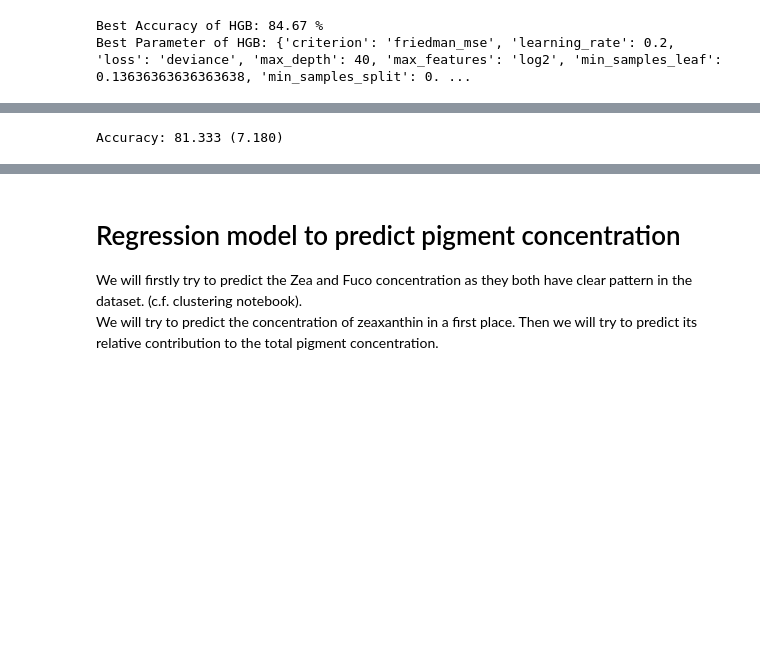
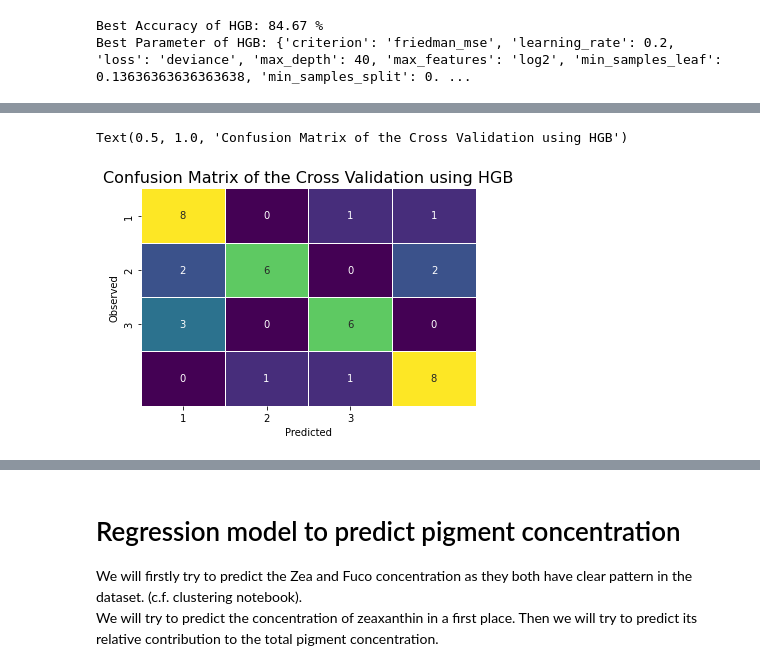
Before and after one commit to Flavi1P/Multispectral-Fluorescence, a Jupyter notebook: Boussole/Scripts/svc_bouss.ipynb, the cells around one changed output, grey strips where cells are left out. Drawn from its saved outputs; the diff is of its cells as text; code cells hidden in the pictures; blank space fills up the shorter version.

```diff
--- a/Boussole/Scripts/svc_bouss.ipynb
+++ b/Boussole/Scripts/svc_bouss.ipynb
@@ -141,6 +164,15 @@ new_hgb = gradient_boosting.set_params(**grid_search_hgb.best_params_)
 
 new_hgb.fit(X_train,y_train)
 y_pred_hgb = new_hgb.predict(X_test)
+
+new_hgb.fit(X_train_no_cp,y_train)
+y_pred_no_cp = new_hgb.predict(X_test_no_cp)
+
+new_hgb.fit(X_train_no_cp_no_532,y_train)
+y_pred_no_cp_no_532 = new_hgb.predict(X_test_no_cp_no_532)
+
+new_hgb.fit(X_train_no_bbp_no_cp_no_532,y_train)
+y_pred_no_bbp_no_cp_no_532 = new_hgb.predict(X_test_no_bbp_no_cp_no_532)
 # %%
 from sklearn.metrics import confusion_matrix, accuracy_score, roc_auc_score
 cm_hgb = confusion_matrix(y_test, y_pred_hgb)
@@ -174,8 +206,19 @@ Recall: [0.73333333 0.8        0.85714286]
-# %%
-from sklearn.model_selection import cross_val_score
-cv = StratifiedShuffleSplit(n_splits=10)
-n_scores = cross_val_score(new_hgb, X_resampled, y_resampled, scoring = "accuracy", cv = cv, n_jobs = 2)
-
-print('Accuracy: %.3f (%.3f)' % (n_scores.mean()*100, n_scores.std()*100))
-# %% [output]
-Accuracy: 81.333 (7.180)
+# %%
+from sklearn.metrics import confusion_matrix, accuracy_score, roc_auc_score
+cm_hgb = confusion_matrix(y_test, y_pred_no_cp)
+
+#Plot the confusion Matrix
+import matplotlib.pyplot as plt
+import seaborn as sns
+
+ax = sns.heatmap(cm_hgb, linewidths = 0.5, cmap = "viridis", annot = cm_hgb, cbar = False)
+ax.set_xticks([0.5, 1.5, 2.5])
+ax.set_yticks([0.5, 1.5, 2.5])
+ax.set_xticklabels(['1','2','3'])
+ax.set_yticklabels(['1', '2', '3'])
+plt.xlabel("Predicted")
+plt.ylabel("Observed")
+plt.title('Confusion Matrix of the Cross Validation using HGB', fontdict={'fontsize': 16, 'fontweight': 'medium'})
+# %% [output]
+Text(0.5, 1.0, 'Confusion Matrix of the Cross Validation using HGB')
+[figure, added]
```
Also changed, not shown: parts of 15 cells of this notebook, 6 other files.
